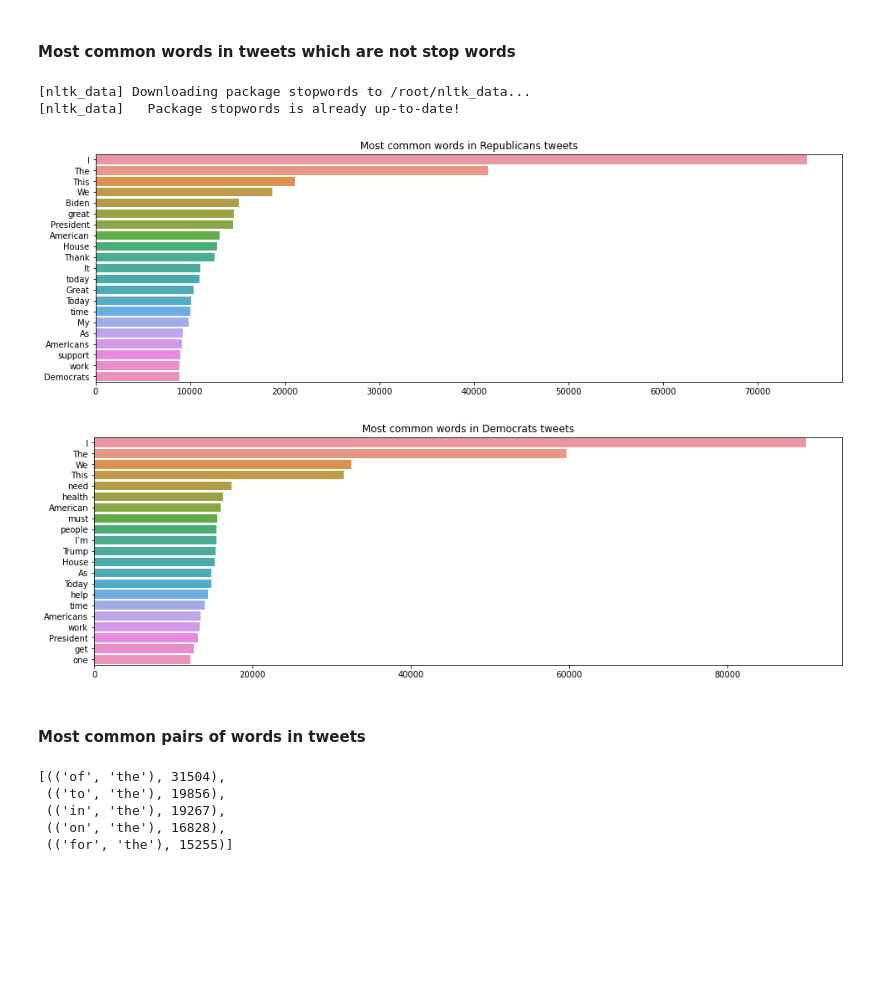
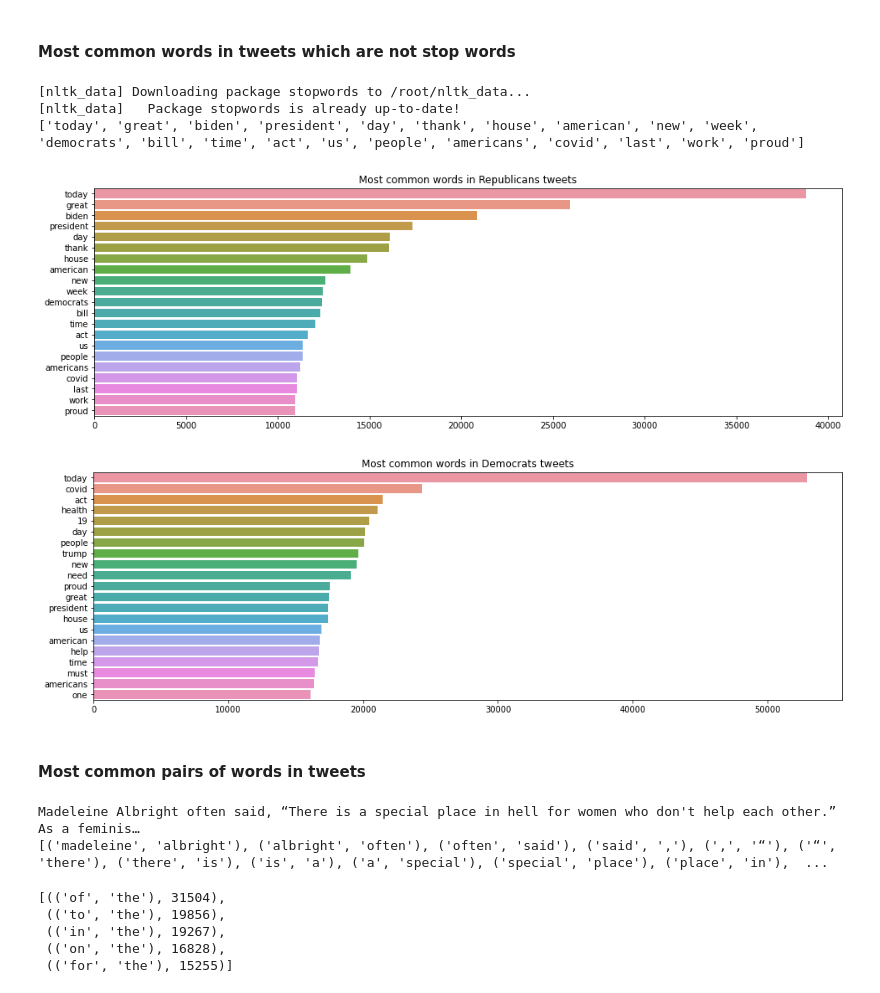
Before and after one commit to aferrero23/twitter-category-nlp, a Jupyter notebook: src/pre_data_cleaning.ipynb, the cells around one changed output. Drawn from its saved outputs; the diff is of its cells as text; code cells hidden in the pictures; blank space fills up the shorter version.

```diff
--- a/src/pre_data_cleaning.ipynb
+++ b/src/pre_data_cleaning.ipynb
@@ -291,8 +272,8 @@ sns.barplot(x=special_characters_df['count'], y=special_characters_df['char']);
 # %%
 from collections import Counter
 
-list_of_words_republicans = create_list_of_words(label='R')
-list_of_words_democrats = create_list_of_words(label='D')
+list_of_words_republicans = create_corpus(label='R')
+list_of_words_democrats = create_corpus(label='D')
 top_used_words_republicans = dict(Counter(list_of_words_republicans))
 top_used_words_democrats = dict(Counter(list_of_words_democrats))
 top_used_words_ordered_republicans = sorted(top_used_words_republicans.items(), key=lambda x: x[1], reverse=True)
@@ -359,27 +336,28 @@ stemmer = nltk.stem.PorterStemmer()
 # %%
 import nltk
 from nltk.corpus import stopwords
 nltk.download('stopwords')
 stop=set(stopwords.words('english'))
 import string
 
 
 words = []
 count = []
-list_of_rubish = ['&amp;', '-']
+list_of_rubish = ['&amp;', '-', '…', '’', '“', '—']
 for word, number in top_used_words_ordered_republicans:
     if len(words) > 20:
         break
     elif (word not in stop) and (word not in list_of_rubish) and (word not in string.punctuation):
         words.append(word)
         count.append(number)
-
+print(words)
 plt.figure(figsize=(16,5))
 sns.barplot(x=count,y=words).set_title('Most common words in Republicans tweets');
 # %% [output]
 [nltk_data] Downloading package stopwords to /root/nltk_data...
 [nltk_data]   Package stopwords is already up-to-date!
+['today', 'great', 'biden', 'president', 'day', 'thank', 'house', 'american', 'new', 'week', 'democrats', 'bill', 'time', 'act', 'us', 'people', 'americans', 'covid', 'last', 'work', 'proud']
-[figure, old version]
+[figure, new version]
 # %%
 words = []
 count = []
@@ -389,10 +367,9 @@ for word, number in top_used_words_ordered_democrats:
     elif (word not in stop) and (word not in list_of_rubish) and (word not in string.punctuation):
         words.append(word)
         count.append(number)
-
 plt.figure(figsize=(16,5))
 sns.barplot(x=count,y=words).set_title('Most common words in Democrats tweets');
 # %% [output]
-[figure, old version]
+[figure, new version]
 # %% [markdown]
 #### Most common pairs of words in tweets
@@ -399,3 +387,17 @@ sns.barplot(x=count,y=words).set_title('Most common words in Democrats tweets');
+# %%
+tokenizer = TweetTokenizer(preserve_case=False, strip_handles=True,
+                               reduce_len=True)
+list_of_bigrams=[]
+label='D'
+for x in df.head(1)[df['label']==label]['text']:
+    print(x)
+    corpus = tokenizer.tokenize(x)
+    for i in range(len(corpus)-1):
+        list_of_bigrams.append(tuple(corpus[i:i+2]))
+print(list_of_bigrams)
+# %% [output]
+Madeleine Albright often said, “There is a special place in hell for women who don't help each other.” As a feminis…
+[('madeleine', 'albright'), ('albright', 'often'), ('often', 'said'), ('said', ','), (',', '“'), ('“', 'there'), ('there', 'is'), ('is', 'a'), ('a', 'special'), ('special', 'place'), ('place', 'in'),  ...
 # %%
 def create_list_of_bigrams(label):
     list_of_bigrams=[]
```
Also changed, not shown: parts of 11 cells of this notebook.
